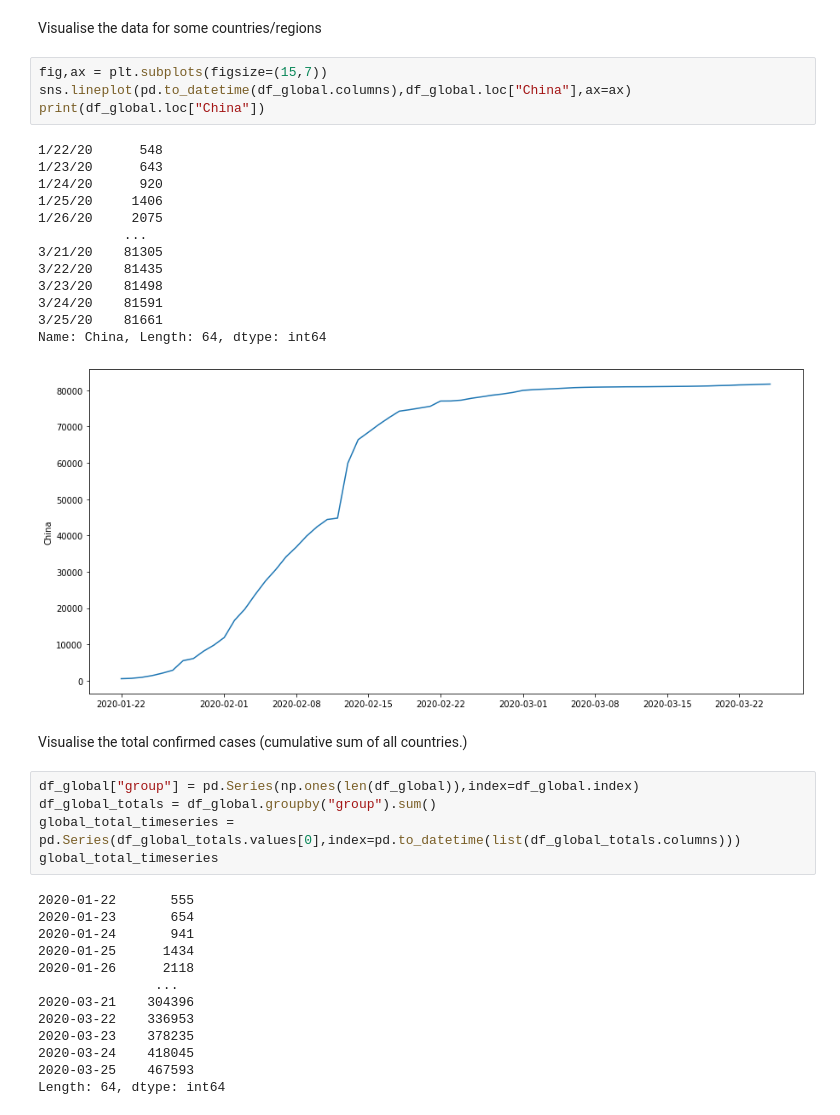
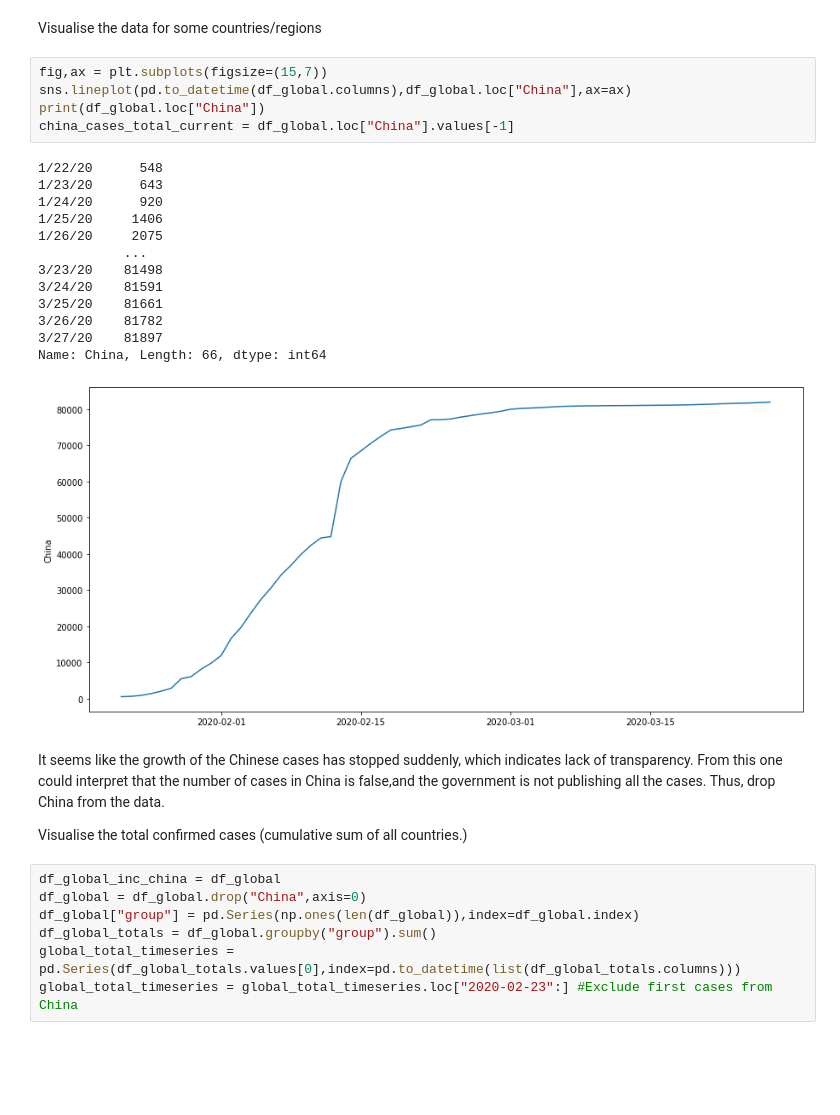
Before and after one commit to johmakinen/COVID-19, a Jupyter notebook: visuals.py.ipynb, the cells around one changed output. Saved outputs shown, nothing was run; the diff lists cells and outputs as text; blank space fills up the shorter version.

```diff
--- a/visuals.py.ipynb
+++ b/visuals.py.ipynb
@@ -114,41 +114,33 @@ Visualise the data for some countries/regions
 # %%
 fig,ax = plt.subplots(figsize=(15,7))
 sns.lineplot(pd.to_datetime(df_global.columns),df_global.loc["China"],ax=ax)
 print(df_global.loc["China"])
+china_cases_total_current = df_global.loc["China"].values[-1]
 # %% [output]
 1/22/20      548
 1/23/20      643
 1/24/20      920
 1/25/20     1406
 1/26/20     2075
            ...
-3/21/20    81305
-3/22/20    81435
 3/23/20    81498
 3/24/20    81591
 3/25/20    81661
-Name: China, Length: 64, dtype: int64
+3/26/20    81782
+3/27/20    81897
+Name: China, Length: 66, dtype: int64
-[figure, old version]
+[figure, new version]
-# %% [markdown]
-Visualise the total confirmed cases (cumulative sum of all countries.)
+# %% [markdown]
+It seems like the growth of the Chinese cases has stopped suddenly, which indicates lack of transparency. From this one could interpret that the number of cases in China is false,and the government is not publishing all the cases. Thus, drop China from the data.
+
+Visualise the total confirmed cases (cumulative sum of all countries.)
 # %%
+df_global_inc_china = df_global
+df_global = df_global.drop("China",axis=0)
 df_global["group"] = pd.Series(np.ones(len(df_global)),index=df_global.index)
 df_global_totals = df_global.groupby("group").sum()
 global_total_timeseries = pd.Series(df_global_totals.values[0],index=pd.to_datetime(list(df_global_totals.columns)))
-global_total_timeseries
+global_total_timeseries = global_total_timeseries.loc["2020-02-23":] #Exclude first cases from China
-# %% [output]
-2020-01-22       555
-2020-01-23       654
-2020-01-24       941
-2020-01-25      1434
-2020-01-26      2118
-               ...
-2020-03-21    304396
-2020-03-22    336953
-2020-03-23    378235
-2020-03-24    418045
-2020-03-25    467593
-Length: 64, dtype: int64
 # %%
 date_mapping = ["{}-{}".format(x.strftime("%b"),x.day) for x in global_total_timeseries.index]
 
```
Also changed, not shown: parts of 15 cells of this notebook.
